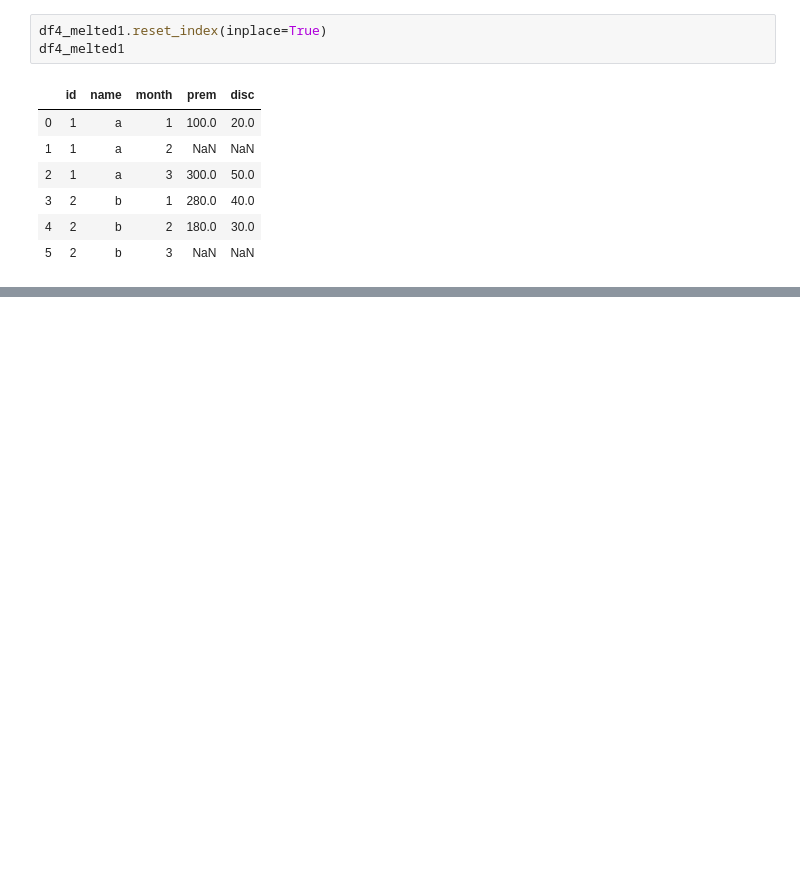
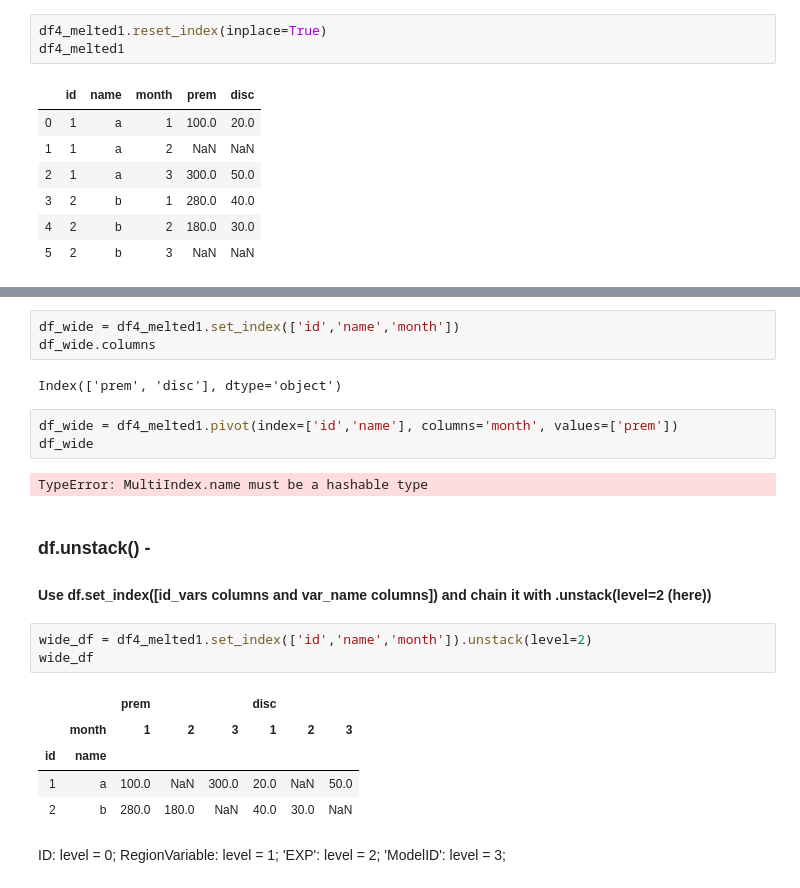
Before and after one commit to AbhishekKumar-0311/Machine-Learning-with-Python, a Jupyter notebook: Pandas/Reshaping_DataFrame.ipynb, the cells around one changed output, grey strips where cells are left out. Saved outputs shown, nothing was run; the diff lists cells and outputs as text; blank space fills up the shorter version.

```diff
--- a/Pandas/Reshaping_DataFrame.ipynb
+++ b/Pandas/Reshaping_DataFrame.ipynb
@@ -140,0 +222,24 @@ df4.T
+# %%
+df_wide = df4_melted1.set_index(['id','name','month'])
+df_wide.columns
+# %% [output]
+Index(['prem', 'disc'], dtype='object')
+# %%
+df_wide = df4_melted1.pivot(index=['id','name'], columns='month', values=['prem'])
+df_wide
+# %% [output]
+TypeError: MultiIndex.name must be a hashable type
+# %% [markdown]
+### df.unstack() -
+#### Use df.set_index([id_vars columns and var_name columns]) and chain it with .unstack(level=2 (here))
+# %%
+wide_df = df4_melted1.set_index(['id','name','month']).unstack(level=2)
+wide_df
+# %% [output]
+|  |  | prem |  |  | disc |  |  |
+|  | month | 1 | 2 | 3 | 1 | 2 | 3 |
+| id | name |  |  |  |  |  |  |
+| 1 | a | 100.0 | NaN | 300.0 | 20.0 | NaN | 50.0 |
+| 2 | b | 280.0 | 180.0 | NaN | 40.0 | 30.0 | NaN |
+# %% [markdown]
+ID: level = 0; RegionVariable: level = 1; 'EXP': level = 2; 'ModelID': level = 3;
```
Also changed, not shown: parts of 23 cells of this notebook.
